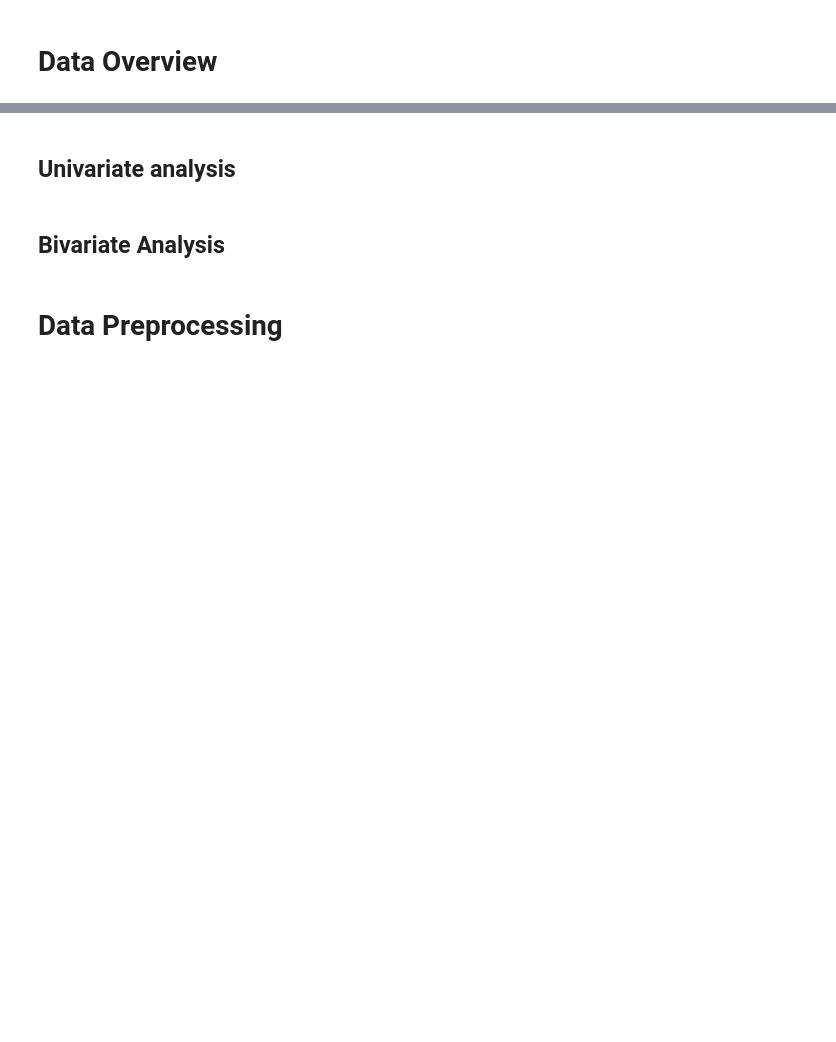
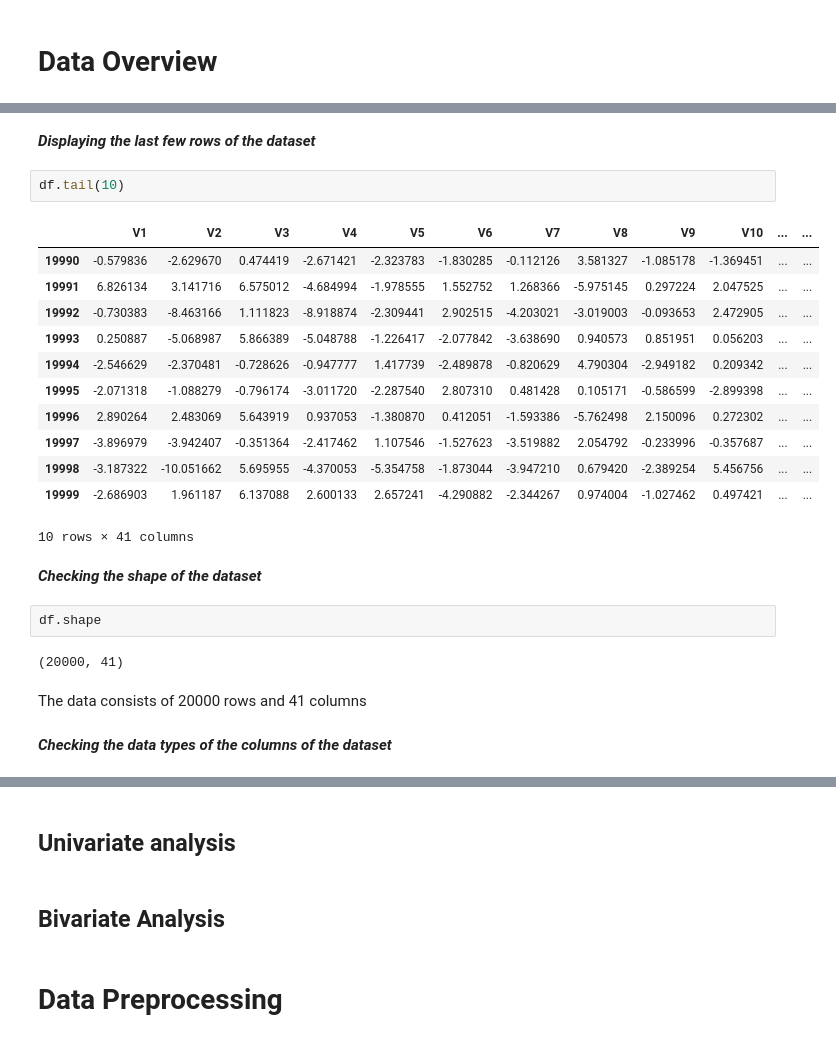
Before and after one commit to uday-d4/UTAI_NeuralNetworks_ReneWind, a Jupyter notebook: ReneWind_Notebook.ipynb, the cells around one changed output, grey strips where cells are left out. Drawn from its saved outputs; the diff is of its cells as text; blank space fills up the shorter version.

```diff
--- a/ReneWind_Notebook.ipynb
+++ b/ReneWind_Notebook.ipynb
@@ -89,0 +104,27 @@ df_test = pd.read_csv("https://raw.githubusercontent.com/uday-d4/UTAI_NeuralNetw
+# %% [markdown]
+***Displaying the last few rows of the dataset***
+# %%
+df.tail(10)
+# %% [output]
+|  | V1 | V2 | V3 | V4 | V5 | V6 | V7 | V8 | V9 | V10 | ... | ... |
+| 19990 | -0.579836 | -2.629670 | 0.474419 | -2.671421 | -2.323783 | -1.830285 | -0.112126 | 3.581327 | -1.085178 | -1.369451 | ... | ... |
+| 19991 | 6.826134 | 3.141716 | 6.575012 | -4.684994 | -1.978555 | 1.552752 | 1.268366 | -5.975145 | 0.297224 | 2.047525 | ... | ... |
+| 19992 | -0.730383 | -8.463166 | 1.111823 | -8.918874 | -2.309441 | 2.902515 | -4.203021 | -3.019003 | -0.093653 | 2.472905 | ... | ... |
+| 19993 | 0.250887 | -5.068987 | 5.866389 | -5.048788 | -1.226417 | -2.077842 | -3.638690 | 0.940573 | 0.851951 | 0.056203 | ... | ... |
+| 19994 | -2.546629 | -2.370481 | -0.728626 | -0.947777 | 1.417739 | -2.489878 | -0.820629 | 4.790304 | -2.949182 | 0.209342 | ... | ... |
+| 19995 | -2.071318 | -1.088279 | -0.796174 | -3.011720 | -2.287540 | 2.807310 | 0.481428 | 0.105171 | -0.586599 | -2.899398 | ... | ... |
+| 19996 | 2.890264 | 2.483069 | 5.643919 | 0.937053 | -1.380870 | 0.412051 | -1.593386 | -5.762498 | 2.150096 | 0.272302 | ... | ... |
+| 19997 | -3.896979 | -3.942407 | -0.351364 | -2.417462 | 1.107546 | -1.527623 | -3.519882 | 2.054792 | -0.233996 | -0.357687 | ... | ... |
+| 19998 | -3.187322 | -10.051662 | 5.695955 | -4.370053 | -5.354758 | -1.873044 | -3.947210 | 0.679420 | -2.389254 | 5.456756 | ... | ... |
+| 19999 | -2.686903 | 1.961187 | 6.137088 | 2.600133 | 2.657241 | -4.290882 | -2.344267 | 0.974004 | -1.027462 | 0.497421 | ... | ... |
+10 rows × 41 columns
+# %% [markdown]
+***Checking the shape of the dataset***
+# %%
+df.shape
+# %% [output]
+(20000, 41)
+# %% [markdown]
+The data consists of 20000 rows and 41 columns
+# %% [markdown]
+***Checking the data types of the columns of the dataset***
```
Also changed, not shown: parts of 15 cells of this notebook.
